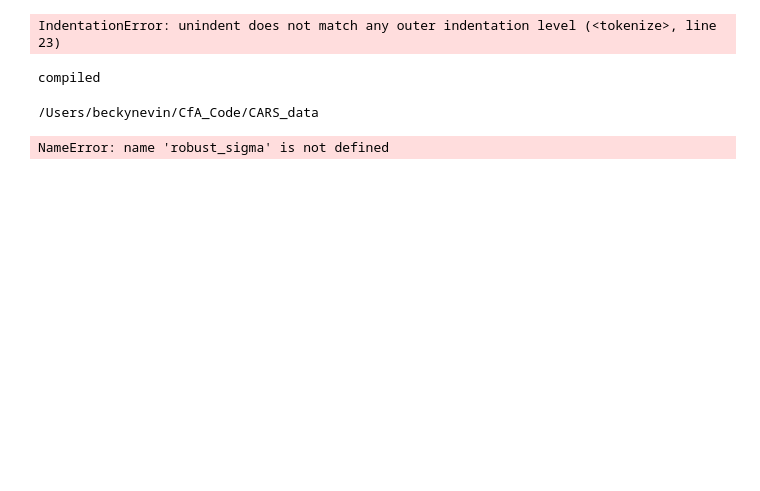
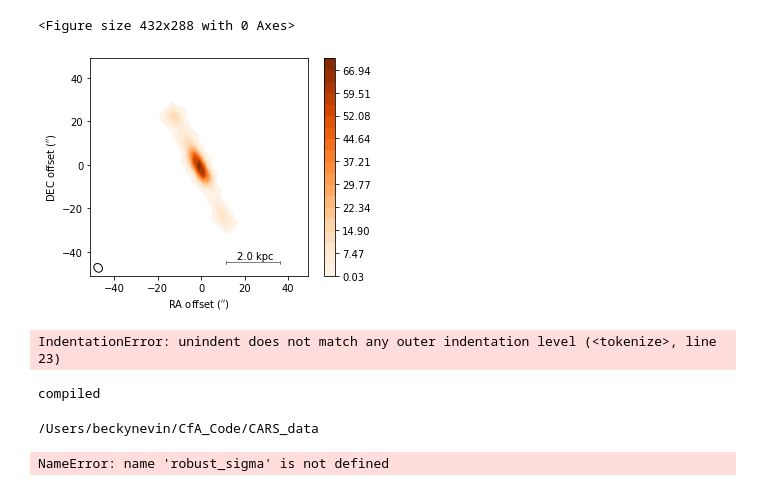
Before and after one commit to beckynevin/CARS_data, a Jupyter notebook: ALMA_python.ipynb, the cells around one changed output. Drawn from its saved outputs; the diff is of its cells as text; code cells hidden in the pictures; blank space fills up the shorter version.

Commit message:
ALMA_python.ipynb: Finished moment 0

```diff
--- a/ALMA_python.ipynb
+++ b/ALMA_python.ipynb
@@ -127,3 +86,75 @@ plt.show()
+# %%
+def make_coords(s,phasecen,mom0):
+    x1=(np.arange(s[0])-phasecen[0])*abs(mom0[0].header['cdelt1'])*3600.
+    y1=(np.arange(s[1])-phasecen[1])*abs(mom0[0].header['cdelt1'])*3600.
+    #v1=((np.arange(s[2])-mom0[0].header['crpix3'])*(mom0[0].header['cdelt3'])) + mom0[0].header['crval3']
+    #if v1[0] gt 1e9 then v1=(redshiftbackf(sxpar(hdrs,'RESTFRQ'),v1))
+    #v1/=1e3
+    return x1, y1#, v1
+# %%
+
+
+
+mom0 = pyfits.open('NGC4710_mom0.fits')
+
+# Gotta get x1 and y1:
+s=np.shape(mom0[0].data)
+phasecen=[s[0]/2,s[1]/2]
+coords = make_coords(s,phasecen,mom0)
+x1 = coords[0]
+y1 = coords[1]
+X, Y = np.meshgrid(x1, y1)
+
+#levels=rms*rmsfac + findgen(20.)*(max(mom0,/nan)-(rms*rmsfac))/20.
+levels = [0.0345908,     0.386169,     0.737746,      1.08932,      1.44090,      1.79248,
+      2.14406,      2.49564 ,     2.84721 ,     3.19879 ,     3.55037 ,     3.90195,
+      4.25352 ,     4.60510    ,  4.95668 ,     5.30826 ,     5.65983,      6.01141,
+      6.36299 ,     6.71457]
+
+# Make a new array of levels starting at the rms min
+levels = np.linspace(levels[0], np.max(mom0[0].data), 20)
+
+import matplotlib.pyplot as plt
+plt.clf()
+fig=plt.figure()
+ax = fig.add_subplot(111)
+cont = ax.contourf(X, Y, mom0[0].data, cmap='Oranges', shade=False, levels=levels)
+plt.colorbar(cont)
+
+e = matplotlib.patches.Ellipse((x1[0]+(mom0[0].header['bmaj'])*3600.*0.85, y1[0]+(mom0[0].header['bmaj'])*3600.*0.85),mom0[0].header['BMAJ']*3600, mom0[0].header['BMIN']*3600, mom0[0].header['bpa']+90)
+ax.add_artist(e)
+e.set_facecolor('None')
+e.set_edgecolor('black')
+ax.set_aspect('equal')
+ax.set_xlabel('RA offset ($^{\prime\prime}$)')
+ax.set_ylabel('DEC offset ($^{\prime\prime}$)')
+
+# Making the kpc label:
+#oplot,[!x.crange[1]-1.5*bardist2,!x.crange[1]-0.5*bardist2],
+#[!y.crange[0]+0.25*bardist2,!y.crange[0]+0.25*bardist2],color=0
+xsize = np.shape(mom0[0].data)[0]
+#bardist=(round((distance*4.84*(xsize))/(4.*5.))*5.)
+bardist2=bardist/(distance*4.84)
+xs = [x1[-1] - 1.5*bardist2, x1[-1]-0.5*bardist2]
+ys = [y1[0]+0.25*bardist2,y1[0]+0.25*bardist2]
+
+plt.plot(xs, ys, color='black', lw=0.5)
+
+xs = [x1[-1] - 1.5*bardist2, x1[-1]-1.5*bardist2]
+ys = [y1[0]+0.9*0.25*bardist2,y1[0]+1.1*0.25*bardist2]
+plt.plot(xs, ys, color='black', lw=0.5)
+
+xs = [x1[-1] - 0.5*bardist2, x1[-1]-0.5*bardist2]
+ys = [y1[0]+0.9*0.25*bardist2,y1[0]+1.1*0.25*bardist2]
+plt.plot(xs, ys, color='black', lw=0.5)
+
+# Now label as the number of kpc:
+#xyouts,!x.crange[1]-1.0*bardist2,!y.crange[0]+0.3*bardist2,strcompress(string(bardist/1e3,format='(I10)'),/rem)+" kpc",ALIGNMENT=0.5,color=0
+ax.annotate( str(round(bardist/1e3,0))+' kpc', xy=(x1[-1]-1.3*bardist2, y1[0]+0.3*bardist2))
+plt.savefig('/Users/beckynevin/CfA_Code/CARS_data/python_plots/mom0.png', dpi=1000)
+# %% [output]
+<Figure size 432x288 with 0 Axes>
+[figure, added]
 # %%
 # I think I would really like to be able to call idl through python
 # so that I don't have to redo any of these analysis steps
```
Also changed, not shown: parts of 2 cells of this notebook.
